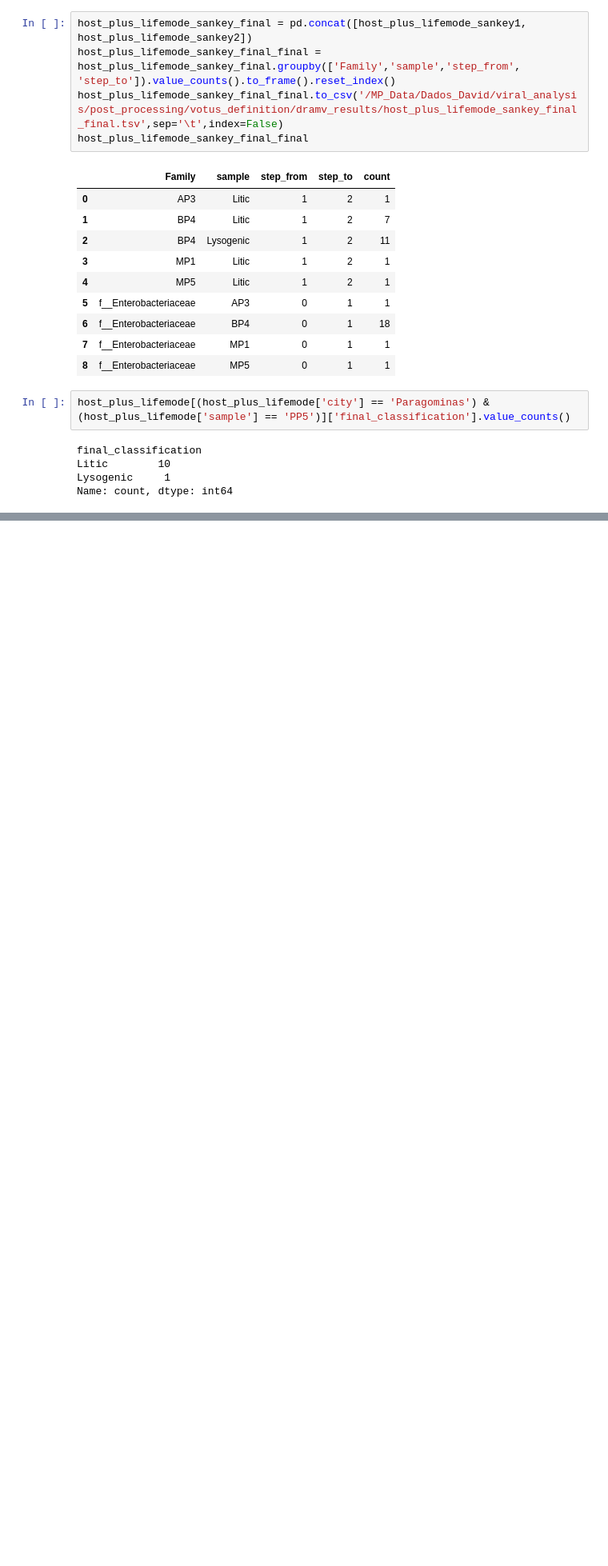
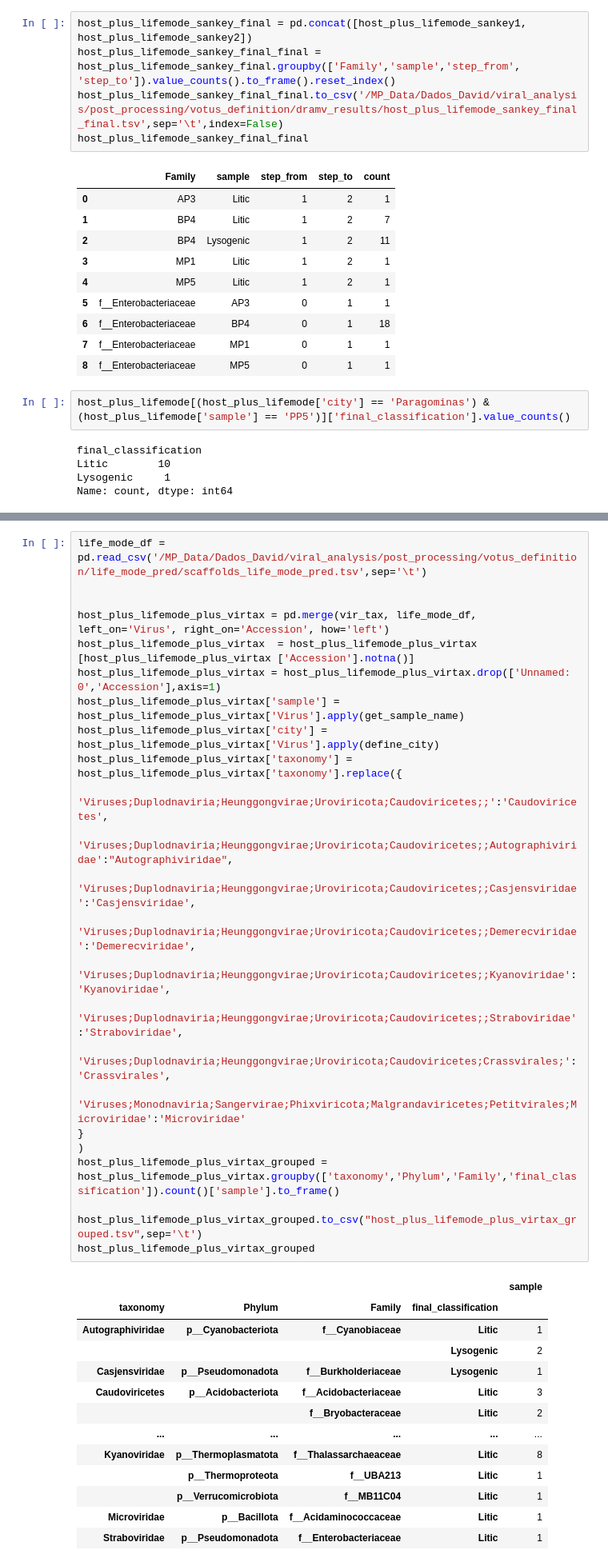
Before and after one commit to TMDavi/Amazon_virome, a Jupyter notebook: data_analysis/05_host_prediction/iphop_results_processing.ipynb, the cells around one changed output, grey strips where cells are left out. Shown at 80% size. Saved outputs shown, nothing was run; the diff lists cells and outputs as text; blank space fills up the shorter version.

```diff
--- a/data_analysis/05_host_prediction/iphop_results_processing.ipynb
+++ b/data_analysis/05_host_prediction/iphop_results_processing.ipynb
@@ -565,0 +623,38 @@ Name: count, dtype: int64
+# %%
+life_mode_df = pd.read_csv('/MP_Data/Dados_David/viral_analysis/post_processing/votus_definition/life_mode_pred/scaffolds_life_mode_pred.tsv',sep='\t')
+
+
+host_plus_lifemode_plus_virtax = pd.merge(vir_tax, life_mode_df, left_on='Virus', right_on='Accession', how='left')
+host_plus_lifemode_plus_virtax  = host_plus_lifemode_plus_virtax [host_plus_lifemode_plus_virtax ['Accession'].notna()]
+host_plus_lifemode_plus_virtax = host_plus_lifemode_plus_virtax.drop(['Unnamed: 0','Accession'],axis=1)
+host_plus_lifemode_plus_virtax['sample'] = host_plus_lifemode_plus_virtax['Virus'].apply(get_sample_name)
+host_plus_lifemode_plus_virtax['city'] = host_plus_lifemode_plus_virtax['Virus'].apply(define_city)
+host_plus_lifemode_plus_virtax['taxonomy'] = host_plus_lifemode_plus_virtax['taxonomy'].replace({
+    'Viruses;Duplodnaviria;Heunggongvirae;Uroviricota;Caudoviricetes;;':'Caudoviricetes',
+    'Viruses;Duplodnaviria;Heunggongvirae;Uroviricota;Caudoviricetes;;Autographiviridae':"Autographiviridae",
+    'Viruses;Duplodnaviria;Heunggongvirae;Uroviricota;Caudoviricetes;;Casjensviridae':'Casjensviridae',
+    'Viruses;Duplodnaviria;Heunggongvirae;Uroviricota;Caudoviricetes;;Demerecviridae':'Demerecviridae',
+    'Viruses;Duplodnaviria;Heunggongvirae;Uroviricota;Caudoviricetes;;Kyanoviridae':'Kyanoviridae',
+    'Viruses;Duplodnaviria;Heunggongvirae;Uroviricota;Caudoviricetes;;Straboviridae':'Straboviridae',
+    'Viruses;Duplodnaviria;Heunggongvirae;Uroviricota;Caudoviricetes;Crassvirales;':'Crassvirales',
+    'Viruses;Monodnaviria;Sangervirae;Phixviricota;Malgrandaviricetes;Petitvirales;Microviridae':'Microviridae'
+}
+)
+host_plus_lifemode_plus_virtax_grouped = host_plus_lifemode_plus_virtax.groupby(['taxonomy','Phylum','Family','final_classification']).count()['sample'].to_frame()
+
+host_plus_lifemode_plus_virtax_grouped.to_csv("host_plus_lifemode_plus_virtax_grouped.tsv",sep='\t')
+host_plus_lifemode_plus_virtax_grouped
+# %% [output]
+|  |  |  |  | sample |
+| taxonomy | Phylum | Family | final_classification |  |
+| Autographiviridae | p__Cyanobacteriota | f__Cyanobiaceae | Litic | 1 |
+|  |  |  | Lysogenic | 2 |
+| Casjensviridae | p__Pseudomonadota | f__Burkholderiaceae | Lysogenic | 1 |
+| Caudoviricetes | p__Acidobacteriota | f__Acidobacteriaceae | Litic | 3 |
+|  |  | f__Bryobacteraceae | Litic | 2 |
+| ... | ... | ... | ... | ... |
+| Kyanoviridae | p__Thermoplasmatota | f__Thalassarchaeaceae | Litic | 8 |
+|  | p__Thermoproteota | f__UBA213 | Litic | 1 |
+|  | p__Verrucomicrobiota | f__MB11C04 | Litic | 1 |
+| Microviridae | p__Bacillota | f__Acidaminococcaceae | Litic | 1 |
+| Straboviridae | p__Pseudomonadota | f__Enterobacteriaceae | Litic | 1 |
```
Also changed, not shown: parts of 9 cells of this notebook, 12 other files.
